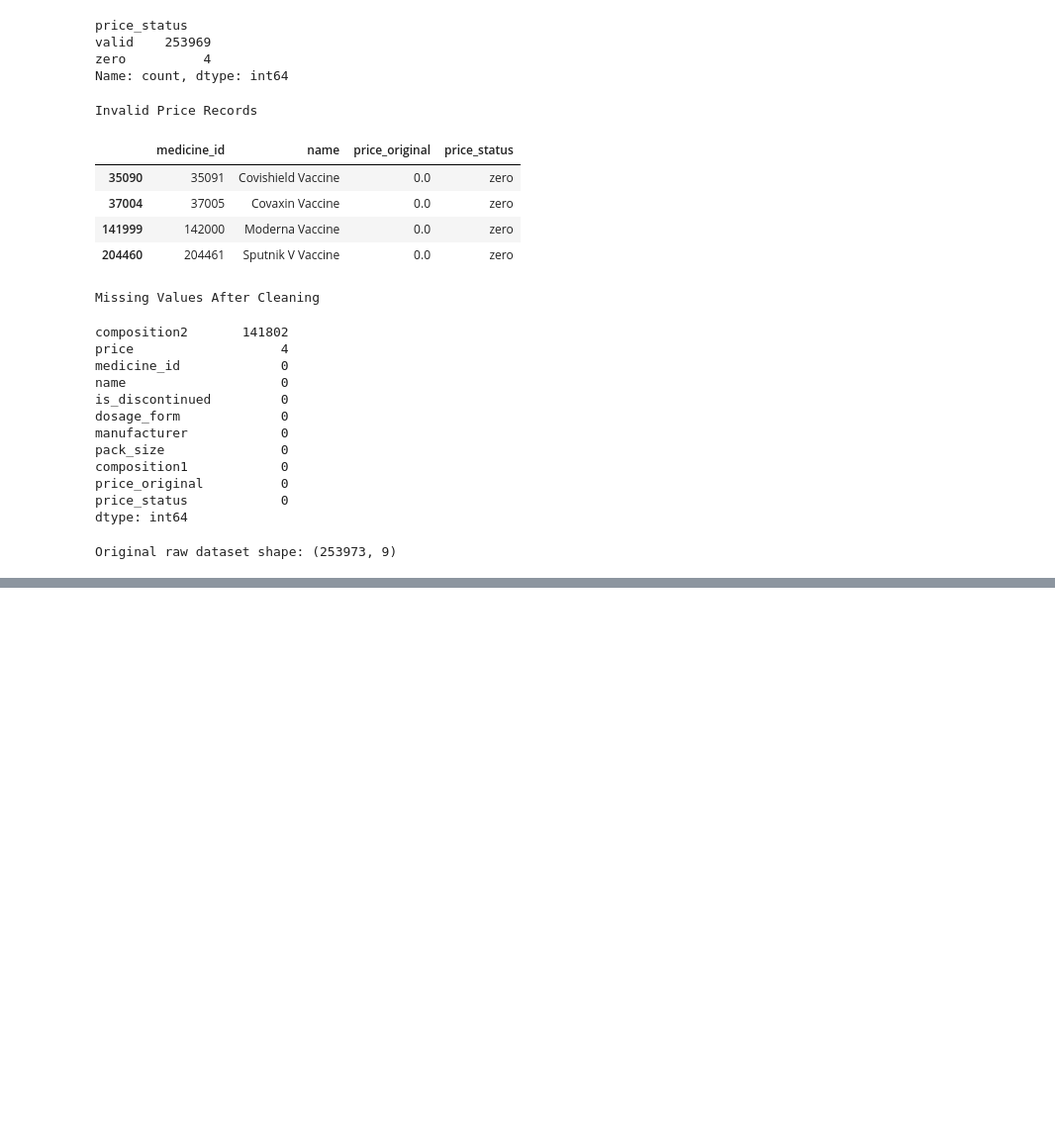
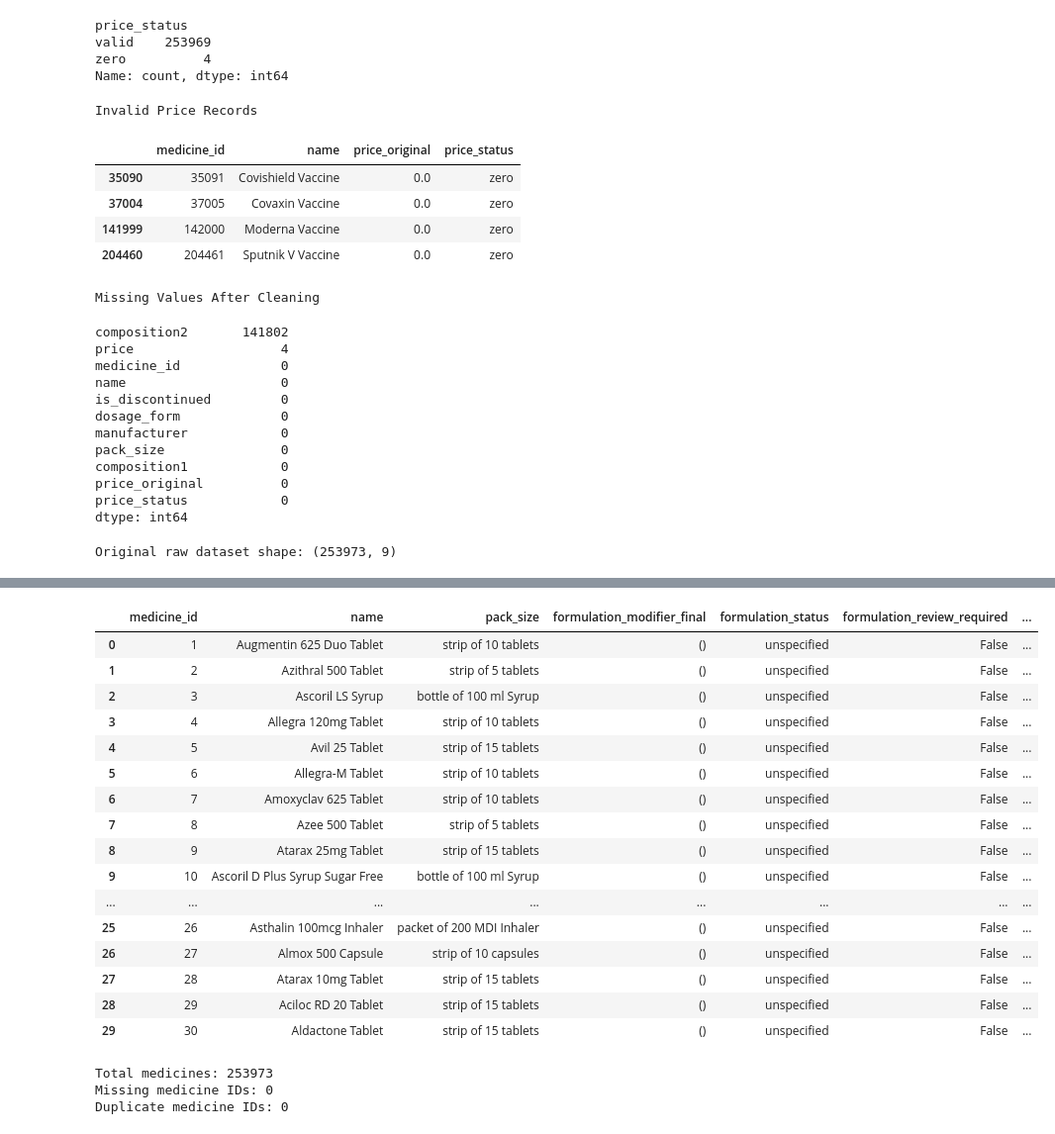
Before and after one commit to shevaniga/cheaper_medicine_finder, a Jupyter notebook: notebooks/cleaning.ipynb, the cells around one changed output, grey strips where cells are left out. Shown at 99% size. Saved outputs shown, nothing was run; the diff lists cells and outputs as text; code cells hidden in the pictures; blank space fills up the shorter version.

```diff
--- a/notebooks/cleaning.ipynb
+++ b/notebooks/cleaning.ipynb
@@ -97,0 +2729,13 @@ Original raw dataset shape: (253973, 9)
+# %%
+sample_names = [
+    "Augmentin 625 Duo Tablet",
+    "Ascoril LS Syrup",
+    "Allegra-M Tablet",
+]
+
+for _, row in medicine_identity_df[
+    medicine_identity_df["name"].isin(sample_names)
+].iterrows():
+
+    print("\nMedicine:", row["name"])
+    print(row["canonical_ingredient_signature"])
@@ -97,0 +3386,58 @@ Original raw dataset shape: (253973, 9)
+# %%
+medicine_identity_df["additional_designations"] = (
+    medicine_identity_df.apply(
+        lambda row: tuple(sorted(
+            set(row["name_designations"]) |
+            set(row["pack_designations"])
+        )),
+        axis=1
+    )
+)
+# %%
+display(
+    medicine_identity_df[
+        [
+            "medicine_id",
+            "name",
+            "pack_size",
+            "formulation_modifier_final",
+            "formulation_status",
+            "formulation_review_required",
+            "additional_designations"
+        ]
+    ].head(30)
+)
+# %% [output]
+|  | medicine_id | name | pack_size | formulation_modifier_final | formulation_status | formulation_review_required | ... |
+| 0 | 1 | Augmentin 625 Duo Tablet | strip of 10 tablets | () | unspecified | False | ... |
+| 1 | 2 | Azithral 500 Tablet | strip of 5 tablets | () | unspecified | False | ... |
+| 2 | 3 | Ascoril LS Syrup | bottle of 100 ml Syrup | () | unspecified | False | ... |
+| 3 | 4 | Allegra 120mg Tablet | strip of 10 tablets | () | unspecified | False | ... |
+| 4 | 5 | Avil 25 Tablet | strip of 15 tablets | () | unspecified | False | ... |
+| 5 | 6 | Allegra-M Tablet | strip of 10 tablets | () | unspecified | False | ... |
+| 6 | 7 | Amoxyclav 625 Tablet | strip of 10 tablets | () | unspecified | False | ... |
+| 7 | 8 | Azee 500 Tablet | strip of 5 tablets | () | unspecified | False | ... |
+| 8 | 9 | Atarax 25mg Tablet | strip of 15 tablets | () | unspecified | False | ... |
+| 9 | 10 | Ascoril D Plus Syrup Sugar Free | bottle of 100 ml Syrup | () | unspecified | False | ... |
+| ... | ... | ... | ... | ... | ... | ... | ... |
+| 25 | 26 | Asthalin 100mcg Inhaler | packet of 200 MDI Inhaler | () | unspecified | False | ... |
+| 26 | 27 | Almox 500 Capsule | strip of 10 capsules | () | unspecified | False | ... |
+| 27 | 28 | Atarax 10mg Tablet | strip of 15 tablets | () | unspecified | False | ... |
+| 28 | 29 | Aciloc RD 20 Tablet | strip of 15 tablets | () | unspecified | False | ... |
+| 29 | 30 | Aldactone Tablet | strip of 15 tablets | () | unspecified | False | ... |
+# %%
+print("Total medicines:", len(medicine_identity_df))
+
+print(
+    "Missing medicine IDs:",
+    medicine_identity_df["medicine_id"].isna().sum()
+)
+
+print(
+    "Duplicate medicine IDs:",
+    medicine_identity_df["medicine_id"].duplicated().sum()
+)
+# %% [output]
+Total medicines: 253973
+Missing medicine IDs: 0
+Duplicate medicine IDs: 0
```
Also changed, not shown: parts of 109 cells of this notebook, 3 other files.
